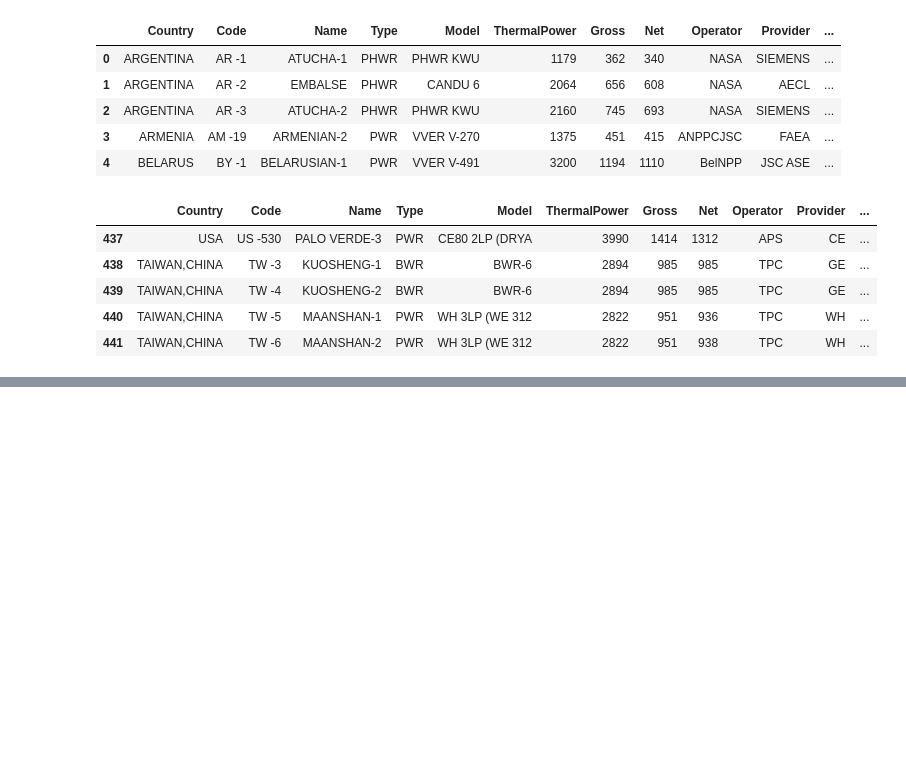
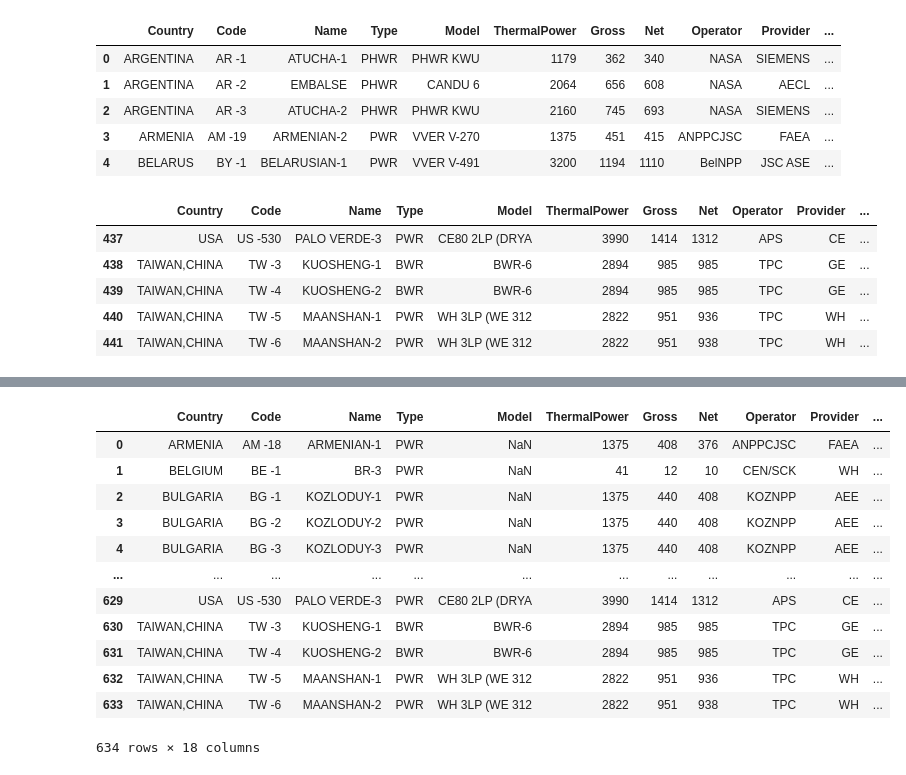
Before and after one commit to guimarais/iaea_reactors, a Jupyter notebook: 00-DatasetCleaning-Fit.ipynb, the cells around one changed output, grey strips where cells are left out. Drawn from its saved outputs; the diff is of its cells as text; code cells hidden in the pictures; blank space fills up the shorter version.

```diff
--- a/00-DatasetCleaning-Fit.ipynb
+++ b/00-DatasetCleaning-Fit.ipynb
@@ -205,0 +313,18 @@ plt.plot(xnet, netfit, color='r', zorder=-1)
+# %%
+dall = pd.concat([dc, dr], ignore_index=True)
+# %%
+dall
+# %% [output]
+|  | Country | Code | Name | Type | Model | ThermalPower | Gross | Net | Operator | Provider | ... |
+| 0 | ARMENIA | AM -18 | ARMENIAN-1 | PWR | NaN | 1375 | 408 | 376 | ANPPCJSC | FAEA | ... |
+| 1 | BELGIUM | BE -1 | BR-3 | PWR | NaN | 41 | 12 | 10 | CEN/SCK | WH | ... |
+| 2 | BULGARIA | BG -1 | KOZLODUY-1 | PWR | NaN | 1375 | 440 | 408 | KOZNPP | AEE | ... |
+| 3 | BULGARIA | BG -2 | KOZLODUY-2 | PWR | NaN | 1375 | 440 | 408 | KOZNPP | AEE | ... |
+| 4 | BULGARIA | BG -3 | KOZLODUY-3 | PWR | NaN | 1375 | 440 | 408 | KOZNPP | AEE | ... |
+| ... | ... | ... | ... | ... | ... | ... | ... | ... | ... | ... | ... |
+| 629 | USA | US -530 | PALO VERDE-3 | PWR | CE80 2LP (DRYA | 3990 | 1414 | 1312 | APS | CE | ... |
+| 630 | TAIWAN,CHINA | TW -3 | KUOSHENG-1 | BWR | BWR-6 | 2894 | 985 | 985 | TPC | GE | ... |
+| 631 | TAIWAN,CHINA | TW -4 | KUOSHENG-2 | BWR | BWR-6 | 2894 | 985 | 985 | TPC | GE | ... |
+| 632 | TAIWAN,CHINA | TW -5 | MAANSHAN-1 | PWR | WH 3LP (WE 312 | 2822 | 951 | 936 | TPC | WH | ... |
+| 633 | TAIWAN,CHINA | TW -6 | MAANSHAN-2 | PWR | WH 3LP (WE 312 | 2822 | 951 | 938 | TPC | WH | ... |
+634 rows × 18 columns
```
Also changed, not shown: parts of 33 cells of this notebook, 3 other files.
